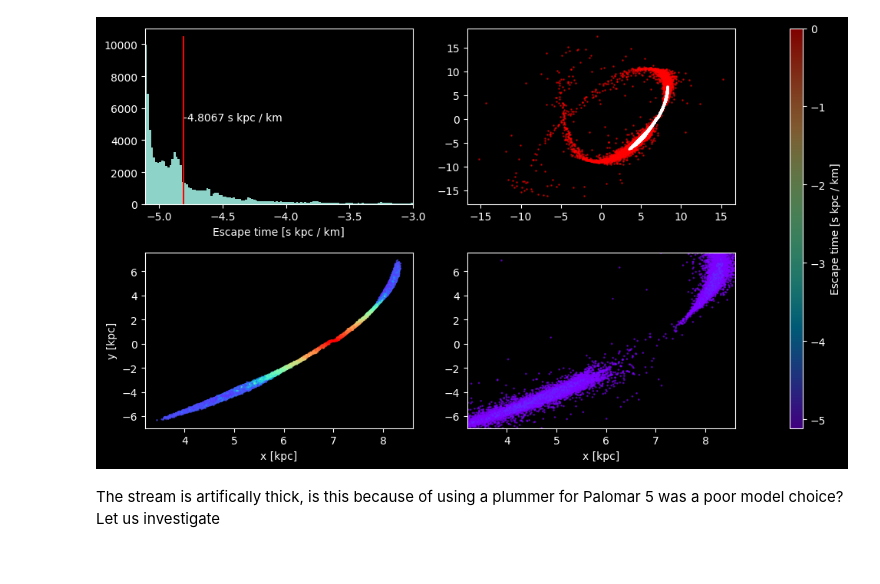
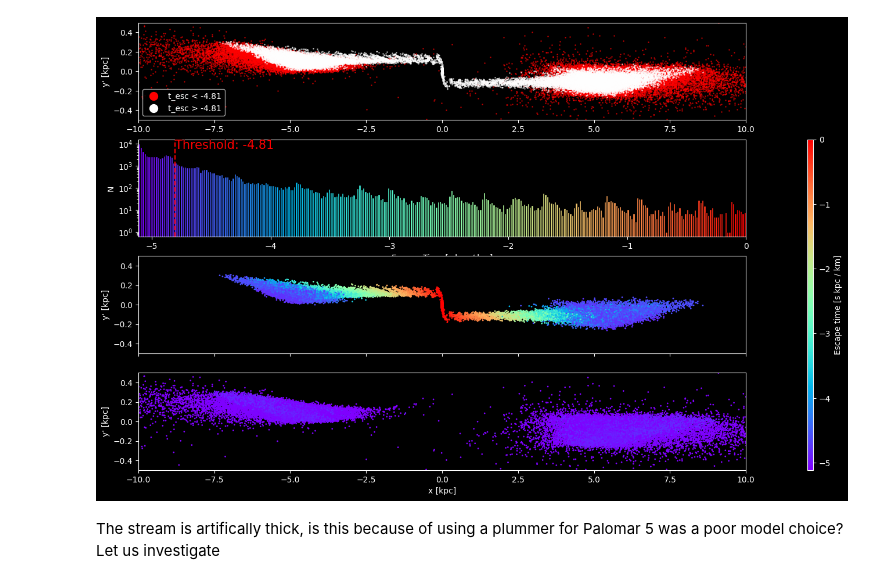
Before and after one commit to salvatore-ferrone/stream_analysis, a Jupyter notebook: questions/initial-escapers-distributions/initial_escapers.ipynb, the cells around one changed output. Cells and saved outputs as stored; diff of their text form; code cells hidden in the pictures.

Commit message:
plots are looking good

```diff
--- a/questions/initial-escapers-distributions/initial_escapers.ipynb
+++ b/questions/initial-escapers-distributions/initial_escapers.ipynb
@@ -15,3 +22,4 @@ factor_step = 10
 # load data
 stream_path     = "/scratch2/sferrone/simulations/Streams/"+config["MWpotential"]+"/"+config["GCname"]+"/"+str(config["NP"])+"/"
 stream_filename = config["GCname"] + "-streams-" + config['montecarlokey'] + ".hdf5"
+orbit_path      = "/scratch2/sferrone/simulations/Orbits/"+config["MWpotential"]+"/"+config["GCname"]+"-orbits.hdf5"
@@ -27,11 +45,75 @@ cmap = plt.cm.rainbow
 
 ## PICK OUR CURRENT THRESHOLD
 threshold=ETT.threshold_factor(tesc, 30000)
-# %%
-fig, ax0, ax1, ax2, ax3, ax4 = ETT.set_up_gridspec()
-fig, ax0, ax1, ax2, ax3, ax4 = ETT.fill_in_plot(fig,ax0, ax1, ax2, ax3, ax4, cmap, norm, tesc_escape_only, tesc,  x, y, threshold, nbins)
-# %% [output]
-[figure, removed]
+# %%
+def set_up_gridspec():
+    fig = plt.figure(figsize=(15, 10))
+    gs = gridspec.GridSpec(4, 2, width_ratios=[1, 0.01], height_ratios=[1,1,1,1])
+    ax0= plt.subplot(gs[0, 0])
+    ax1= plt.subplot(gs[1, 0])
+    ax2= plt.subplot(gs[2, 0])
+    ax3= plt.subplot(gs[3, 0])
+    caxis = plt.subplot(gs[1:4, 1])
+
+    return fig, ax0, ax1, ax2, ax3,caxis
+# %%
+cond = tesc <= threshold
+counts,edges = np.histogram(tesc_escape_only,bins=nbins)
+centers = (edges[:-1] + edges[1:]) / 2
+bincolors = cmap(norm(centers))
+# %%
+
+def fill_in_figure(fig, ax0, ax1, ax2, ax3, caxis, tail_coordinates, tesc, threshold, cmap, norm, counts, edges, centers, bincolors, cond):
+
+    ax0.scatter(tail_coordinates[0][cond],tail_coordinates[1][cond], c="r", s=1, alpha=0.5,);
+    ax0.scatter(tail_coordinates[0][~cond],tail_coordinates[1][~cond], c="w", s=1,alpha=0.5);
+
+    for i in range(len(counts)):
+        ax1.bar(centers[i], counts[i], width=(edges[i+1] - edges[i]), color=bincolors[i], edgecolor='black', )
+    ax0.set_xlim(tesc_escape_only.min(), -3);
+
+    sc0=ax2.scatter(tail_coordinates[0][~cond],tail_coordinates[1][~cond], c=tesc[~cond], s=1, cmap=cmap, norm=norm);
+    ax3.scatter(tail_coordinates[0][cond],tail_coordinates[1][cond], c=tesc[cond], s=1, cmap=cmap, norm=norm);
+
+    cbar = fig.colorbar(sc0, cax=caxis)
+    cbar.set_label('Escape time [s kpc / km]')
+
+
+    # Create custom markers
+    custom_markers = [Line2D([0], [0], color='r', marker='o', linestyle='', markersize=10),  # Adjust markersize as needed
+                    Line2D([0], [0], color='w', marker='o', linestyle='', markersize=10)]  # Adjust markersize as needed
+
+    # Create the legend with custom markers
+    legend = ax0.legend(custom_markers, ["t_esc < {:.2f}".format(threshold), "t_esc > {:.2f}".format(threshold)])
+
+
+    ax1.set_xlabel('Escape Time [s kpc / km]');
+    ax1.set_ylabel('N');
+    ax1.set_yscale('log');
+    ax1.set_xlim(tesc_escape_only.min(), 0);
+    ylims = ax1.get_ylim()
+    ax1.vlines(threshold, ylims[0], ylims[1], color='r', linestyle='--', label='Threshold');
+    ax1.set_ylim(ylims);
+    word = "Threshold: {:.2f}".format(threshold)
+    ax1.text(threshold, ylims[1], word, ha='left', va='top', color='r',size=15);
+    for ax in [ax0,ax2,ax3]:
+        ax.set_xlim(-10,10);
+        ax.set_ylim(-0.5,0.5);
+    ax0.set_ylabel("y' [kpc]");
+    ax2.set_ylabel("y' [kpc]");
+    ax3.set_ylabel("y' [kpc]");
+    ax3.set_xlabel('x [kpc]');
+
+    for ax in [ax2]:
+        ax.set_xticklabels([]);
+
+    return fig, ax0, ax1, ax2, ax3, caxis
+
+
+fig, ax0, ax1, ax2, ax3, caxis = set_up_gridspec()
+fig, ax0, ax1, ax2, ax3, caxis = fill_in_figure(fig, ax0, ax1, ax2, ax3, caxis, tail_coordinates, tesc, threshold, cmap, norm, counts, edges, centers, bincolors, cond)
+# %% [output]
+[figure, added]
 # %%
 import matplotlib.pyplot as plt
 from matplotlib import colors
```
Also changed, not shown: parts of 6 cells of this notebook, 2 other files.
